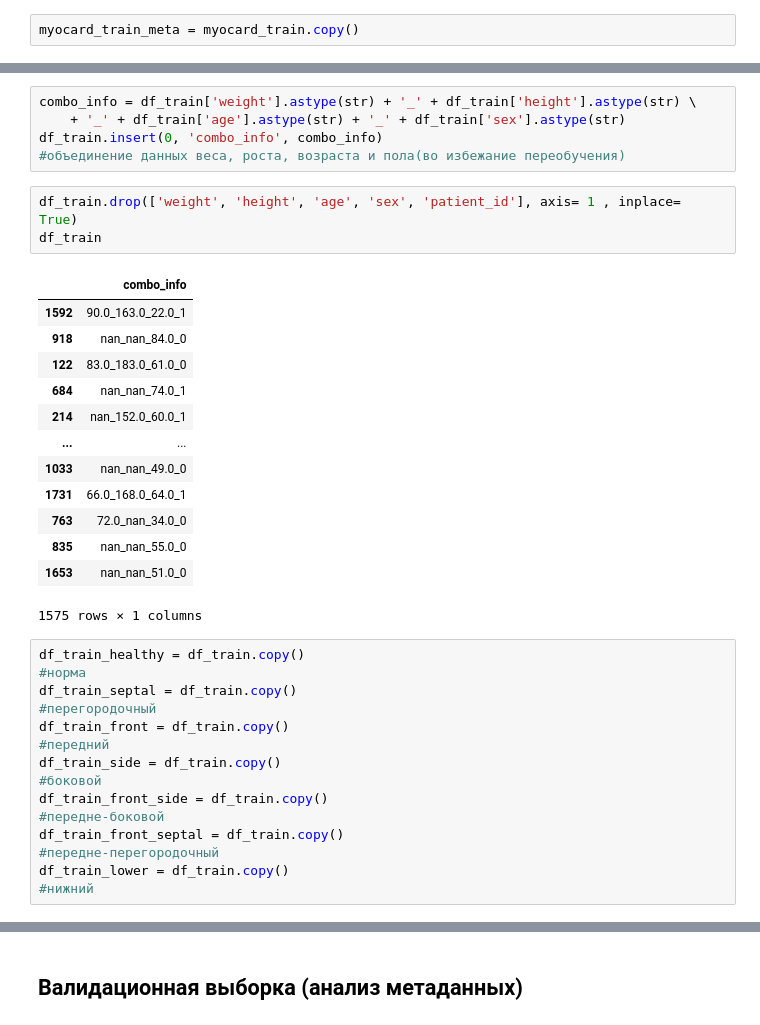
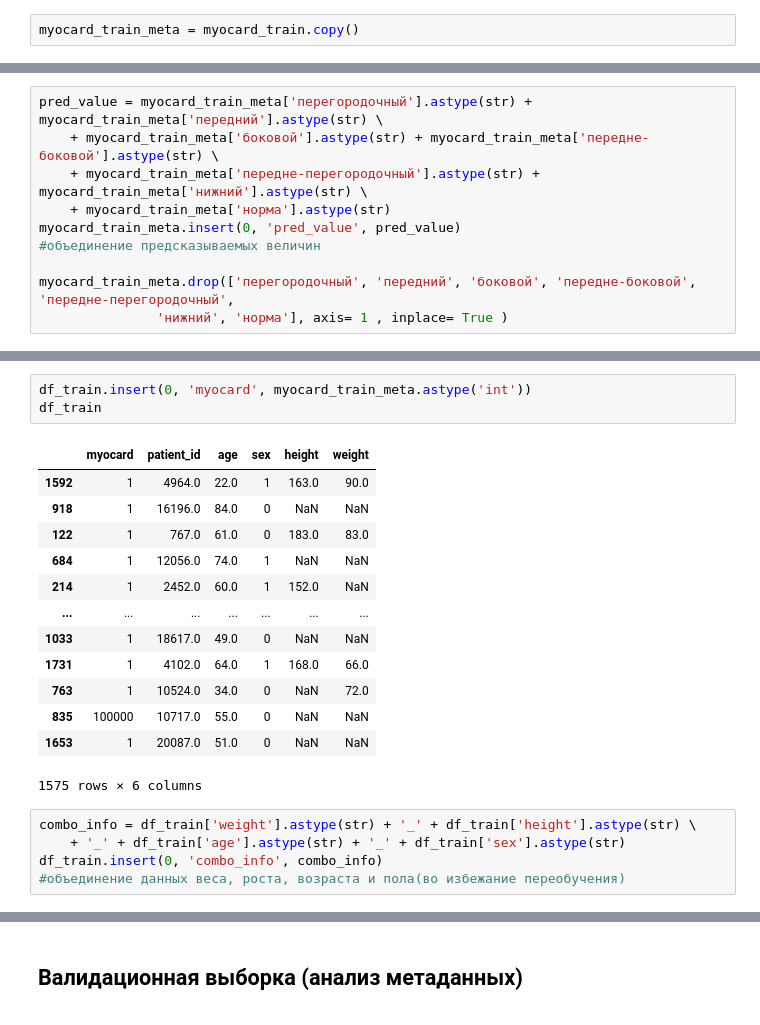
Before and after one commit to vikt-l/ECGMultilableClassification, a Jupyter notebook: main.ipynb, the cells around one changed output, grey strips where cells are left out. Drawn from its saved outputs; the diff is of its cells as text.

```diff
--- a/main.ipynb
+++ b/main.ipynb
@@ -1012,0 +1074,10 @@ myocard_train_meta
+# %%
+pred_value = myocard_train_meta['перегородочный'].astype(str) + myocard_train_meta['передний'].astype(str) \
+    + myocard_train_meta['боковой'].astype(str) + myocard_train_meta['передне-боковой'].astype(str) \
+    + myocard_train_meta['передне-перегородочный'].astype(str) + myocard_train_meta['нижний'].astype(str) \
+    + myocard_train_meta['норма'].astype(str)
+myocard_train_meta.insert(0, 'pred_value', pred_value)
+#объединение предсказываемых величин
+
+myocard_train_meta.drop(['перегородочный', 'передний', 'боковой', 'передне-боковой', 'передне-перегородочный',
+               'нижний', 'норма'], axis= 1 , inplace= True )
@@ -1013,38 +1100,23 @@ myocard_train_meta
+# %%
+df_train.insert(0, 'myocard', myocard_train_meta.astype('int'))
+df_train
+# %% [output]
+|  | myocard | patient_id | age | sex | height | weight |
+| 1592 | 1 | 4964.0 | 22.0 | 1 | 163.0 | 90.0 |
+| 918 | 1 | 16196.0 | 84.0 | 0 | NaN | NaN |
+| 122 | 1 | 767.0 | 61.0 | 0 | 183.0 | 83.0 |
+| 684 | 1 | 12056.0 | 74.0 | 1 | NaN | NaN |
+| 214 | 1 | 2452.0 | 60.0 | 1 | 152.0 | NaN |
+| ... | ... | ... | ... | ... | ... | ... |
+| 1033 | 1 | 18617.0 | 49.0 | 0 | NaN | NaN |
+| 1731 | 1 | 4102.0 | 64.0 | 1 | 168.0 | 66.0 |
+| 763 | 1 | 10524.0 | 34.0 | 0 | NaN | 72.0 |
+| 835 | 100000 | 10717.0 | 55.0 | 0 | NaN | NaN |
+| 1653 | 1 | 20087.0 | 51.0 | 0 | NaN | NaN |
+1575 rows × 6 columns
 # %%
 combo_info = df_train['weight'].astype(str) + '_' + df_train['height'].astype(str) \
     + '_' + df_train['age'].astype(str) + '_' + df_train['sex'].astype(str)
 df_train.insert(0, 'combo_info', combo_info)
 #объединение данных веса, роста, возраста и пола(во избежание переобучения)
-# %%
-df_train.drop(['weight', 'height', 'age', 'sex', 'patient_id'], axis= 1 , inplace= True)
-df_train
-# %% [output]
-|  | combo_info |
-| 1592 | 90.0_163.0_22.0_1 |
-| 918 | nan_nan_84.0_0 |
-| 122 | 83.0_183.0_61.0_0 |
-| 684 | nan_nan_74.0_1 |
-| 214 | nan_152.0_60.0_1 |
-| ... | ... |
-| 1033 | nan_nan_49.0_0 |
-| 1731 | 66.0_168.0_64.0_1 |
-| 763 | 72.0_nan_34.0_0 |
-| 835 | nan_nan_55.0_0 |
-| 1653 | nan_nan_51.0_0 |
-1575 rows × 1 columns
-# %%
-df_train_healthy = df_train.copy()
-#норма
-df_train_septal = df_train.copy()
-#перегородочный
-df_train_front = df_train.copy()
-#передний
-df_train_side = df_train.copy()
-#боковой
-df_train_front_side = df_train.copy()
-#передне-боковой
-df_train_front_septal = df_train.copy()
-#передне-перегородочный
-df_train_lower = df_train.copy()
-#нижний
 # %%
```
Also changed, not shown: parts of 160 cells of this notebook.
